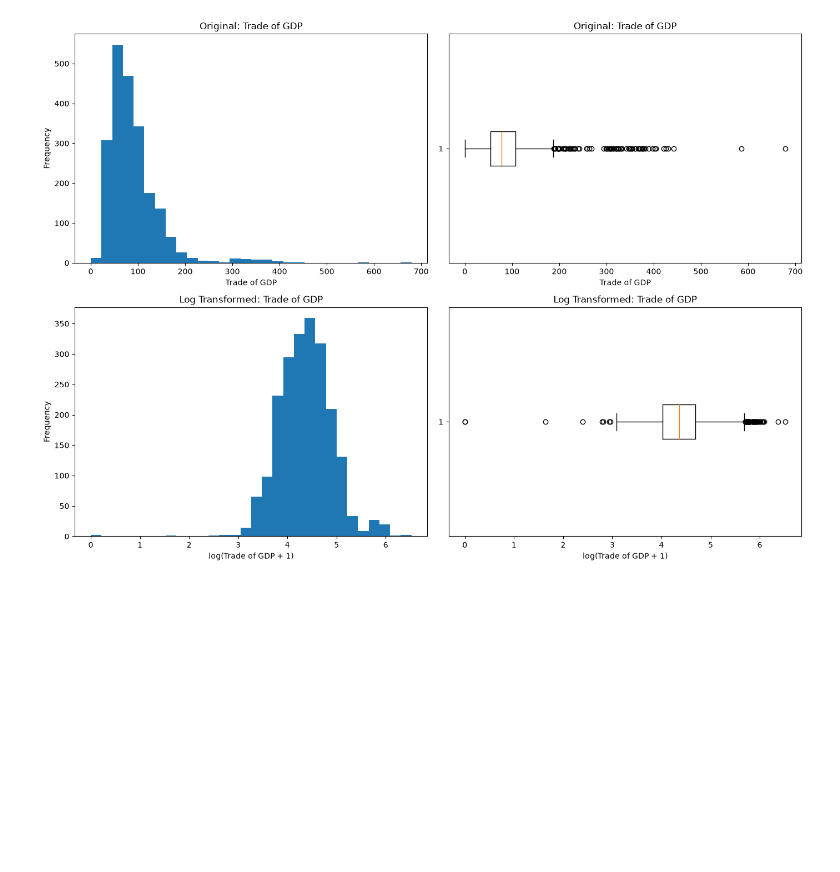
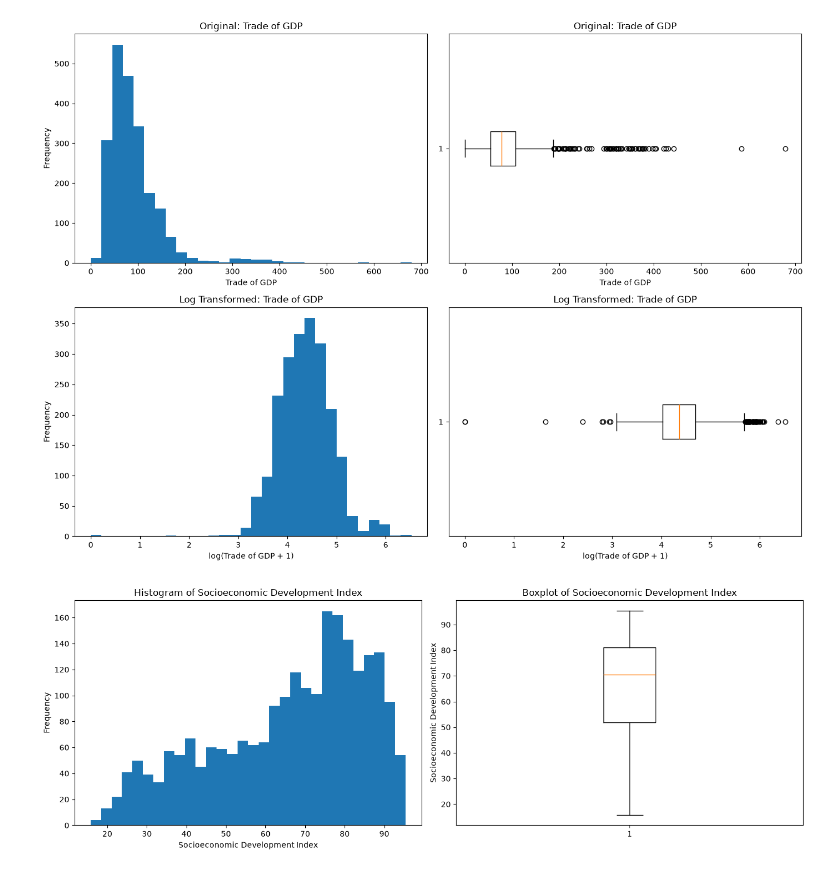
Before and after one commit to Mina-Makram-001/2B_Data_Science_Portfolio, a Jupyter notebook: Task_4_(Train_3_Unsupervised_ML_Models)/2_EDA_&_Preperation.ipynb, the cells around one changed output. Drawn from its saved outputs; the diff is of its cells as text; code cells hidden in the pictures; blank space fills up the shorter version.

```diff
--- a/Task_4_(Train_3_Unsupervised_ML_Models)/2_EDA_&_Preperation.ipynb
+++ b/Task_4_(Train_3_Unsupervised_ML_Models)/2_EDA_&_Preperation.ipynb
@@ -361,9 +361,6 @@ plt.tight_layout()
 plt.show()
 # %% [output]
 [figure]
-# %%
-# 1. Apply log(x + 1) transformation
-df_countries['trade_of_gdp_log'] = np.log1p(df_countries['trade_of_gdp'])
 # %%
 import numpy as np
 import matplotlib.pyplot as plt
@@ -421,4 +418,29 @@ plt.show()
 # %% [output]
 [figure]
 # %%
-df_countries.drop(columns=['trade_of_gdp'], inplace=True)
+df_countries.drop(columns=['trade_of_gdp', 'trade_openness_ratio'], inplace=True)
+# %%
+df_countries['Socioeconomic_developmen_Index'] = (df_countries["access_to_electricity_of_population"] + df_countries["individuals_using_the_internet_of_population"] + df_countries["life_expectancy_at_birth_total_years"] + df_countries["urban_population_of_total_population"]) / 4
+# %%
+fig, axes = plt.subplots(1, 2, figsize=(14, 5))
+
+# Histogram
+axes[0].hist(
+    df_countries["Socioeconomic_developmen_Index"].dropna(),
+    bins=30
+)
+axes[0].set_xlabel("Socioeconomic Development Index")
+axes[0].set_ylabel("Frequency")
+axes[0].set_title("Histogram of Socioeconomic Development Index")
+
+# Boxplot
+axes[1].boxplot(
+    df_countries["Socioeconomic_developmen_Index"].dropna()
+)
+axes[1].set_ylabel("Socioeconomic Development Index")
+axes[1].set_title("Boxplot of Socioeconomic Development Index")
+
+plt.tight_layout()
+plt.show()
+# %% [output]
+[figure, added]
```
Also changed, not shown: parts of 13 cells of this notebook.
